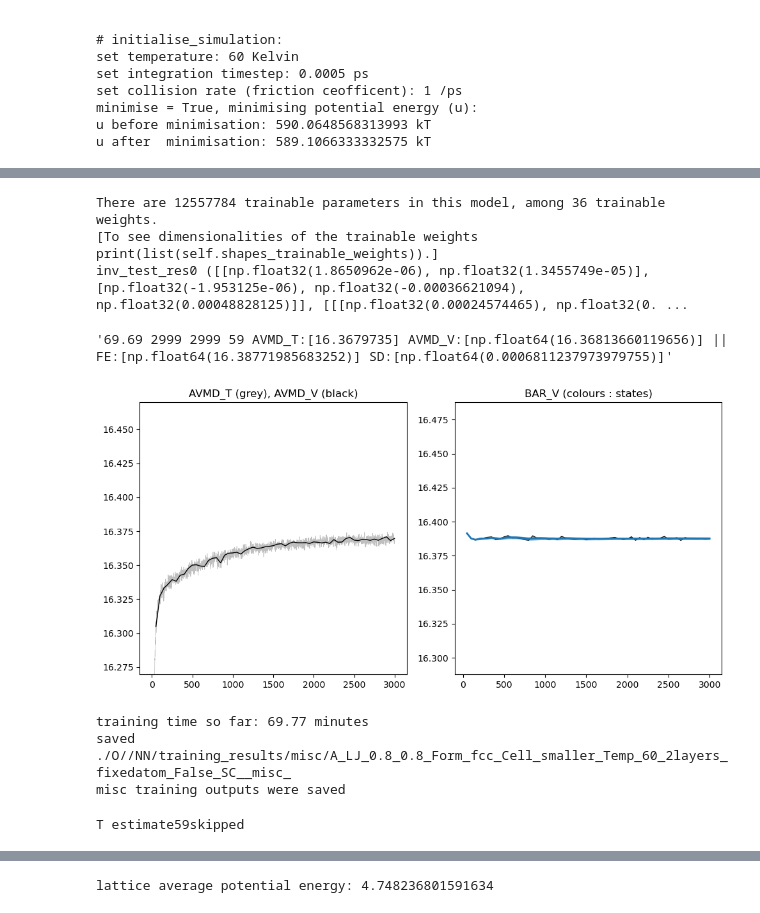
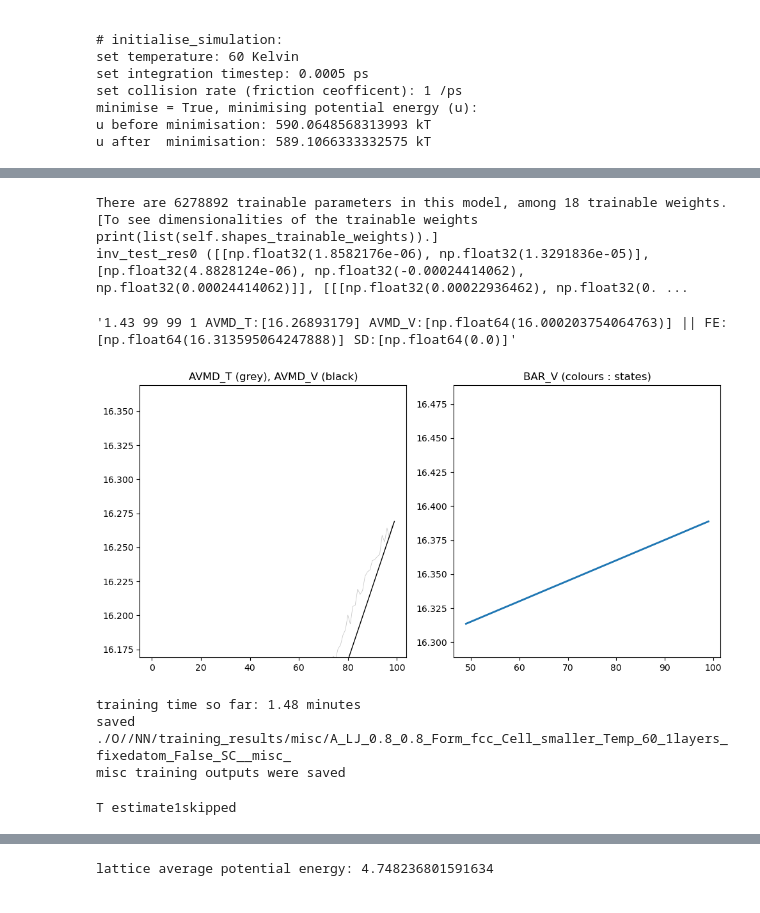
Before and after one commit to aiwe2320/FEcrys_abw, a Jupyter notebook: JN - abw_Methane.ipynb, the cells around one changed output, grey strips where cells are left out. Drawn from its saved outputs; the diff is of its cells as text; code cells hidden in the pictures.

```diff
--- a/JN - abw_Methane.ipynb
+++ b/JN - abw_Methane.ipynb
@@ -344,7 +303,7 @@ from O.NN.pgm_LJ import *
 Form, cell_str, T = 'fcc', 'smaller', 60
 dataset_path = f'{PATH}/data/{name}_{FF_name}_{LR_cutoff}_{SwitchingFunction_factor}_NVT_dataset_Form_{Form}_Cell_{cell_str}_Temp_{T}'
 # %%
-n_layers = 2 # 1 enough, but 2 is better, while >2 was not a big improvement
+n_layers = 1 # 1 enough, but 2 is better, while >2 was not a big improvement
 fixed_atom = False # True does not work well (so far). False is not invariant to any permuations.
 
 key = f'_{n_layers}layers_fixedatom_{fixed_atom}'
@@ -400,28 +359,28 @@ learning_rate = 0.001 # the fast learning rate.
 
 nn.set_model(n_layers=n_layers, evaluation_batch_size=evaluation_batch_size, learning_rate=learning_rate)
 # %% [output]
-There are 12557784 trainable parameters in this model, among 36 trainable weights.
+There are 6278892 trainable parameters in this model, among 18 trainable weights.
 [To see dimensionalities of the trainable weights print(list(self.shapes_trainable_weights)).]
-inv_test_res0 ([[np.float32(1.8650962e-06), np.float32(1.3455749e-05)], [np.float32(-1.953125e-06), np.float32(-0.00036621094), np.float32(0.00048828125)]], [[[np.float32(0.00024574465), np.float32(0. ...
+inv_test_res0 ([[np.float32(1.8582176e-06), np.float32(1.3291836e-05)], [np.float32(4.8828124e-06), np.float32(-0.00024414062), np.float32(0.00024414062)]], [[[np.float32(0.00022936462), np.float32(0. ...
 # %%
 nn.set_trainer()
 # %% [output]
-'69.69 2999 2999 59 AVMD_T:[16.3679735] AVMD_V:[np.float64(16.36813660119656)] || FE:[np.float64(16.38771985683252)] SD:[np.float64(0.0006811237973979755)]'
+'1.43 99 99 1 AVMD_T:[16.26893179] AVMD_V:[np.float64(16.000203754064763)] || FE:[np.float64(16.313595064247888)] SD:[np.float64(0.0)]'
 # %%
 training_batch_size = 100 # this is small also (faster), usually using 1000
-n_batches = 3000 # enough here
+n_batches = 100 # enough here
 
 nn.train(training_batch_size=training_batch_size, n_batches=n_batches, f_halfwindow_visualisation=0.1)
 # %% [output]
-[figure, old version]
+[figure, new version]
-training time so far: 69.77 minutes
-saved ./O//NN/training_results/misc/A_LJ_0.8_0.8_Form_fcc_Cell_smaller_Temp_60_2layers_fixedatom_False_SC__misc_
+training time so far: 1.48 minutes
+saved ./O//NN/training_results/misc/A_LJ_0.8_0.8_Form_fcc_Cell_smaller_Temp_60_1layers_fixedatom_False_SC__misc_
 misc training outputs were saved
 # %%
 nn.load_misc_()
 nn.load_energies_during_training_()
 # %% [output]
-T estimate59skipped
+T estimate1skipped
 # %%
 nn.plot_energies_during_training_()
 # small overlap, but somehow this is enough for normal reweighting in this system
```
Also changed, not shown: parts of 14 cells of this notebook, 11 other files.
